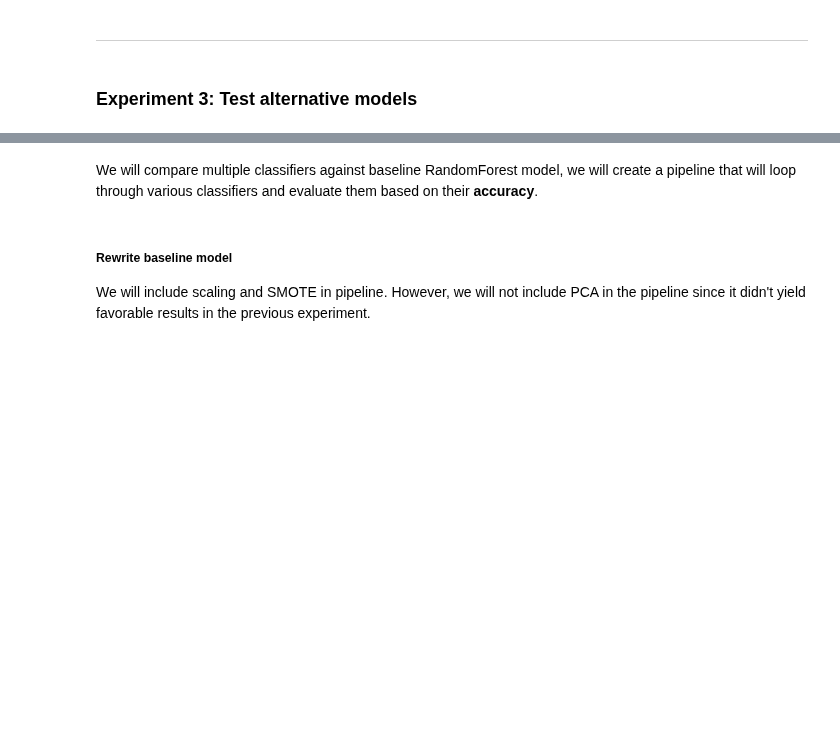
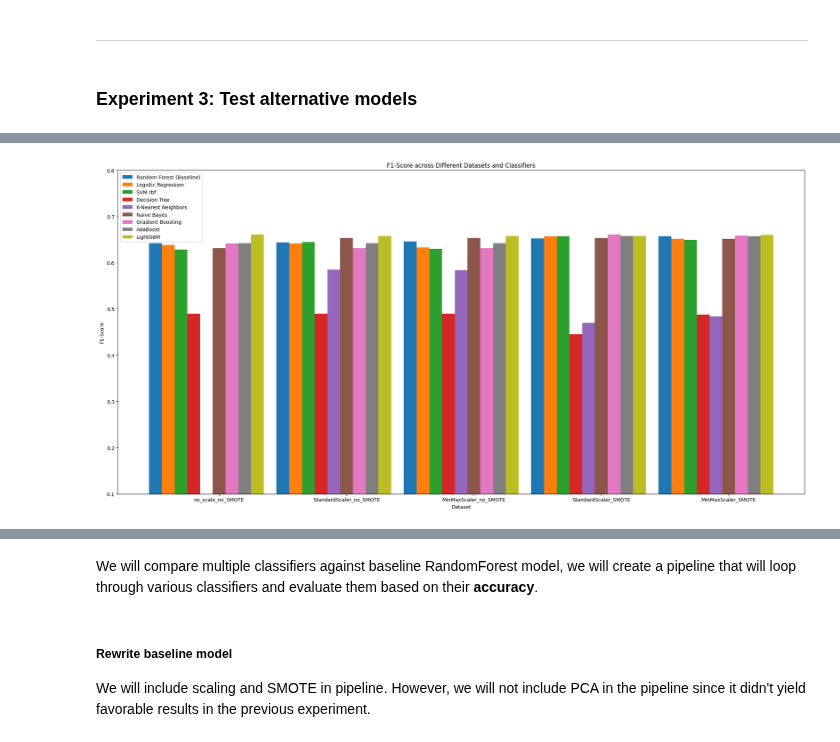
Before and after one commit to natapone/btc_live_price_prediction, a Jupyter notebook: 02_feature_eng_and_model.ipynb, the cells around one changed output, grey strips where cells are left out. Saved outputs shown, nothing was run; the diff lists cells and outputs as text; code cells hidden in the pictures; blank space fills up the shorter version.

Commit message:
pre-processin data

```diff
--- a/02_feature_eng_and_model.ipynb
+++ b/02_feature_eng_and_model.ipynb
@@ -715,0 +539,7 @@ PCA seems to have led to a decrease in performance across all evaluation metrics
+# %%
+from sklearn.preprocessing import MinMaxScaler
+scaler_mm = MinMaxScaler()
+
+# Fit the scaler using the training data
+X_train_scale_mm = scaler_mm.fit_transform(X_train)
+X_test_scale_mm = scaler_mm.transform(X_test)
@@ -715,0 +554,10 @@ PCA seems to have led to a decrease in performance across all evaluation metrics
+# %%
+from imblearn.over_sampling import SMOTE
+
+sm = SMOTE(random_state=random_state)
+
+# Z-Score Normalization
+X_train_std_sm, y_train_std_sm = sm.fit_resample(X_train_scale_std, y_train)
+
+# Min-Max Scaling
+X_train_mm_sm, y_train_mm_sm = sm.fit_resample(X_train_scale_mm, y_train)
@@ -719,0 +760,35 @@ PCA seems to have led to a decrease in performance across all evaluation metrics
+# %%
+import matplotlib.pyplot as plt
+
+# Extract F1-Scores from the results
+f1_scores = {}
+for (dataset_name, classifier_name), metrics in results.items():
+    if classifier_name not in f1_scores:
+        f1_scores[classifier_name] = {}
+    f1_scores[classifier_name][dataset_name] = metrics['F1-Score']
+
+# Plot F1-Scores
+plt.figure(figsize=(20,10))
+
+# List of classifier names
+classifier_names = list(f1_scores.keys())
+
+# Generate bar positions
+bar_positions = list(range(len(datasets)))
+
+# For each classifier, plot a bar for each dataset
+for idx, (classifier_name, scores) in enumerate(f1_scores.items()):
+    plt.bar([pos + 0.1 * idx for pos in bar_positions], scores.values(), width=0.1, label=classifier_name)
+
+# increase x height
+plt.ylim(0.1, 0.8)
+
+plt.xlabel('Dataset')
+plt.ylabel('F1-Score')
+plt.title('F1-Score across Different Datasets and Classifiers')
+plt.xticks([pos + 0.5 for pos in bar_positions], list(datasets.keys()))
+plt.legend()
+plt.tight_layout()
+plt.show()
+# %% [output]
+[figure, added]
```
Also changed, not shown: parts of 44 cells of this notebook.
